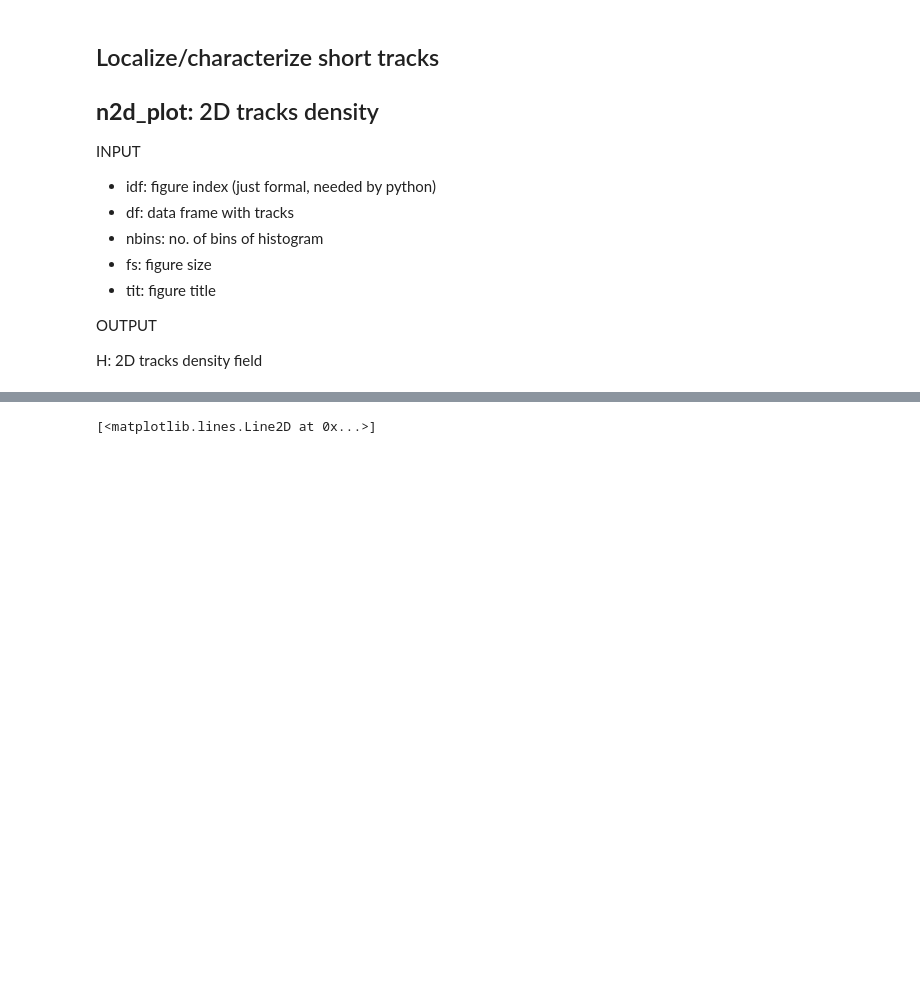
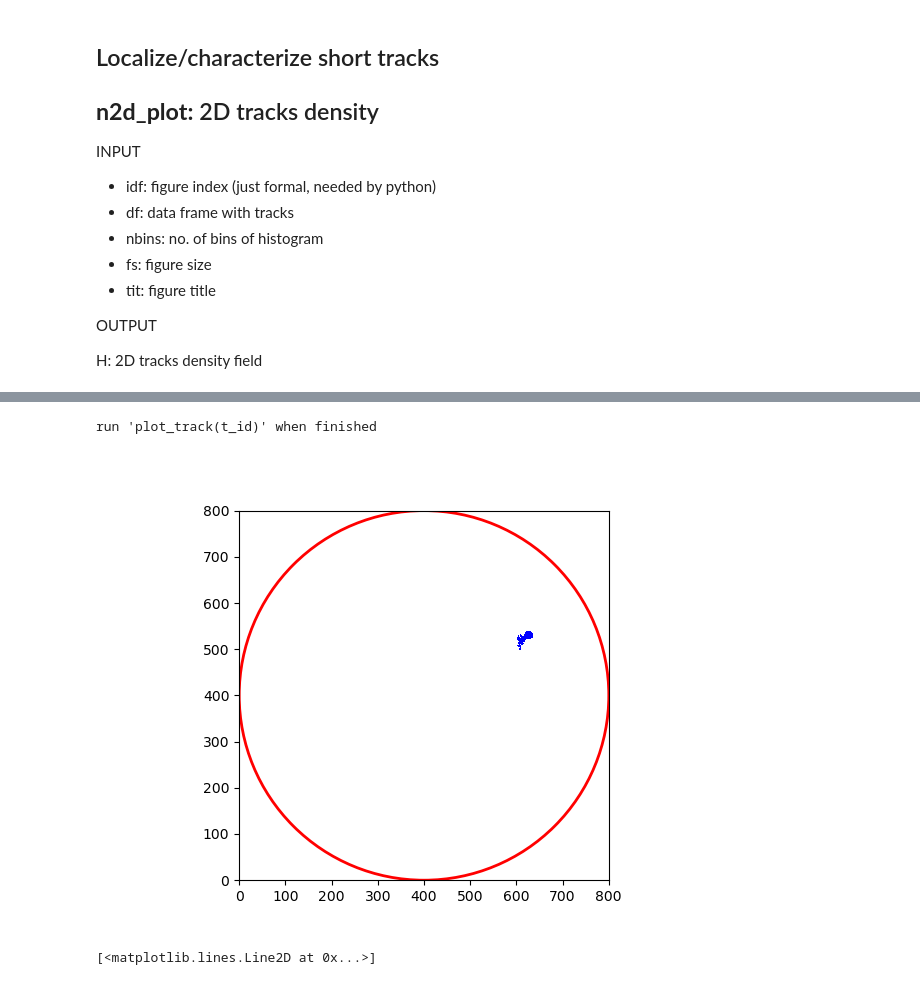
Before and after one commit to juanvm88/Procesado_imagenes, a Jupyter notebook: thin_layer.ipynb, the cells around one changed output, grey strips where cells are left out. Cells and saved outputs as stored; diff of their text form; code cells hidden in the pictures; blank space fills up the shorter version.

```diff
--- a/thin_layer.ipynb
+++ b/thin_layer.ipynb
@@ -4,7 +4,12 @@
 import numpy as np
 import pandas as pd
 import matplotlib.pyplot as plt
+#interactive graphics
+%matplotlib widget
+
 from mpl_toolkits.axes_grid1 import make_axes_locatable
 from IPython.display import Image
+
+L= 800 # system size (pixels)
 # %% [markdown]
 ## READ CSV, clean table, save to reduced/faster pickle xz format
@@ -162,0 +169,17 @@ H = n2d_plot(4, data, 100, 10, "all tracks")
+# %%
+def track(df, t_id):
+    tr = df[df.track==t_id]
+    return tr
+
+def plot_track(df,t_id):
+    fig = plt.figure(t_id)
+    ax = fig.add_subplot(1,1,1)
+    ax.set_xlim(0,L)
+    ax.set_ylim(0,L)
+    ax.set_aspect(1)
+    ax.add_artist(plt.Circle((L/2,L/2),L/2, fill=False, edgecolor='r', linewidth=2));
+    ax.plot(track(df, t_id).x.values, track(df,t_id).y.values, ',', c='b')
+    print('run \'plot_track(t_id)\' when finished\n')
+
+def close_track_plot(t_id):
+    plt.close(t_id)
@@ -162,0 +188,5 @@ H = n2d_plot(4, data, 100, 10, "all tracks")
+# %%
+plot_track(data,1)
+# %% [output]
+run 'plot_track(t_id)' when finished
+[figure, added]
```
Also changed, not shown: parts of 13 cells of this notebook.
